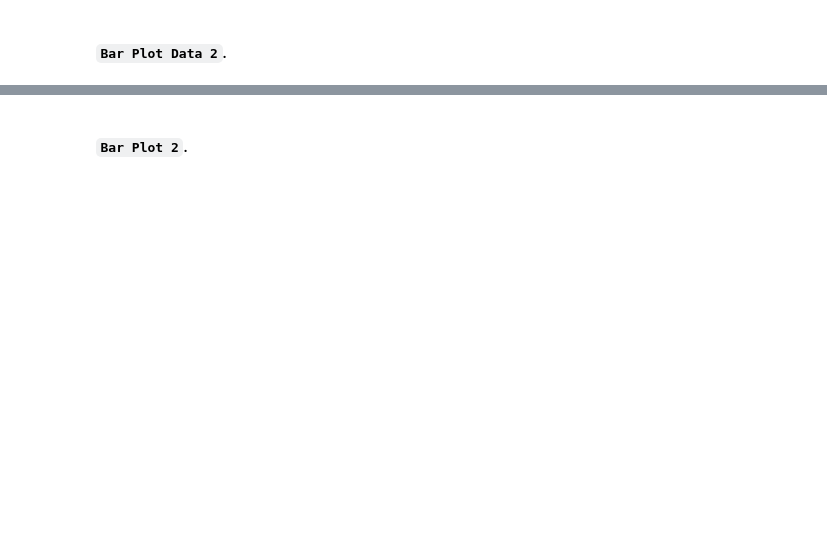
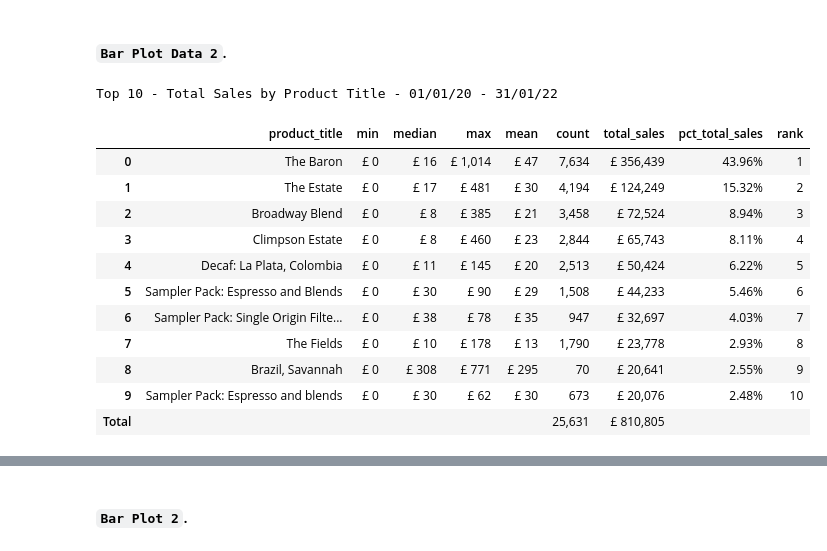
Before and after one commit to ArkylTrulock/Analytics_VYM_AX, a Jupyter notebook: Python_Projects/Coffee_Sales_Data_Analysis/Categorical_Estimate_Plots/Bar_Plot.ipynb, the cells around one changed output, grey strips where cells are left out. Drawn from its saved outputs; the diff is of its cells as text; code cells hidden in the pictures; blank space fills up the shorter version.

```diff
--- a/Python_Projects/Coffee_Sales_Data_Analysis/Categorical_Estimate_Plots/Bar_Plot.ipynb
+++ b/Python_Projects/Coffee_Sales_Data_Analysis/Categorical_Estimate_Plots/Bar_Plot.ipynb
@@ -1032,3 +1038,52 @@ plt.show()
 # %% [markdown]
 #### `Bar Plot Data 2`.
+# %%
+bp_data_2=df.query('product_title not in ["Not Stated"]')\
+.groupby(['product_title']).total_sales.aggregate(['min','median','max','mean','count','sum'])\
+.sort_values(by='sum',ascending=False)\
+.reset_index()\
+.head(10)\
+.rename(columns={'sum':'total_sales'})
+bp_data_2['pct_total_sales']=bp_data_2['total_sales']/bp_data_2['total_sales'].sum()
+bp_data_2['rank']=bp_data_2['total_sales'].rank(ascending=False)
+bp_data_2.loc['Total']=bp_data_2.sum()
+bp_data_2.loc[bp_data_2.index[-1], ['product_title','min','median','max','mean','pct_total_sales','rank']]=None
+rows_to_style=bp_data_2.iloc[0:10]
+barplot_2_styled=bp_data_2.style\
+.format({"min": "£ {:,.0f}","median": "£ {:,.0f}","max": "£ {:,.0f}","mean": "£ {:,.0f}","count": "{:,.0f}","total_sales": "£ {:,.0f}","rank":"{:,.0f}","pct_total_sales":"{:,.2%}"},na_rep="")\
+.background_gradient(subset=(rows_to_style.index,'min'),cmap='Pastel1')\
+.background_gradient(subset=(rows_to_style.index,'median'),cmap='Set3')\
+.background_gradient(subset=(rows_to_style.index,'max'),cmap='bwr')\
+.background_gradient(subset=(rows_to_style.index,'mean'),cmap='coolwarm')\
+.background_gradient(subset=(rows_to_style.index,'count'),cmap='YlGnBu')\
+.background_gradient(subset=(rows_to_style.index,'total_sales'),cmap='YlGn')\
+.background_gradient(subset=(rows_to_style.index,'pct_total_sales'),cmap='spring')\
+.background_gradient(subset=(rows_to_style.index,'rank'),cmap='viridis_r')\
+.map(highlight_negative_values)\
+.set_table_styles([row_props,header_props,data_props,cap_props]).set_properties(**props)\
+.set_caption("Top 10 - Total Sales by Product Title - 01/01/20 - 31/01/22")
+barplot_2_styled
+
+# # Add the caption as HTML with style properties
+# caption_html='<div style="caption-side:top; background-color:none; color:red; font-family:Arial; font-style:normal; font-weight:900; font-size:18px;text-align:center;\
+#     ">Top 10 - Total Sales by Product Title - 01/01/20 - 31/01/22</div>'
+
+# display(HTML(caption_html))
+
+# # Display the styled DataFrame
+# display(barplot_2_styled)
+# %% [output]
+Top 10 - Total Sales by Product Title - 01/01/20 - 31/01/22
+|  | product_title | min | median | max | mean | count | total_sales | pct_total_sales | rank |
+| 0 | The Baron | £ 0 | £ 16 | £ 1,014 | £ 47 | 7,634 | £ 356,439 | 43.96% | 1 |
+| 1 | The Estate | £ 0 | £ 17 | £ 481 | £ 30 | 4,194 | £ 124,249 | 15.32% | 2 |
+| 2 | Broadway Blend | £ 0 | £ 8 | £ 385 | £ 21 | 3,458 | £ 72,524 | 8.94% | 3 |
+| 3 | Climpson Estate | £ 0 | £ 8 | £ 460 | £ 23 | 2,844 | £ 65,743 | 8.11% | 4 |
+| 4 | Decaf: La Plata, Colombia | £ 0 | £ 11 | £ 145 | £ 20 | 2,513 | £ 50,424 | 6.22% | 5 |
+| 5 | Sampler Pack: Espresso and Blends | £ 0 | £ 30 | £ 90 | £ 29 | 1,508 | £ 44,233 | 5.46% | 6 |
+| 6 | Sampler Pack: Single Origin Filte... | £ 0 | £ 38 | £ 78 | £ 35 | 947 | £ 32,697 | 4.03% | 7 |
+| 7 | The Fields | £ 0 | £ 10 | £ 178 | £ 13 | 1,790 | £ 23,778 | 2.93% | 8 |
+| 8 | Brazil, Savannah | £ 0 | £ 308 | £ 771 | £ 295 | 70 | £ 20,641 | 2.55% | 9 |
+| 9 | Sampler Pack: Espresso and blends | £ 0 | £ 30 | £ 62 | £ 30 | 673 | £ 20,076 | 2.48% | 10 |
+| Total |  |  |  |  |  | 25,631 | £ 810,805 |  |  |
 # %%
```
Also changed, not shown: parts of 7 cells of this notebook, 7 other files.
